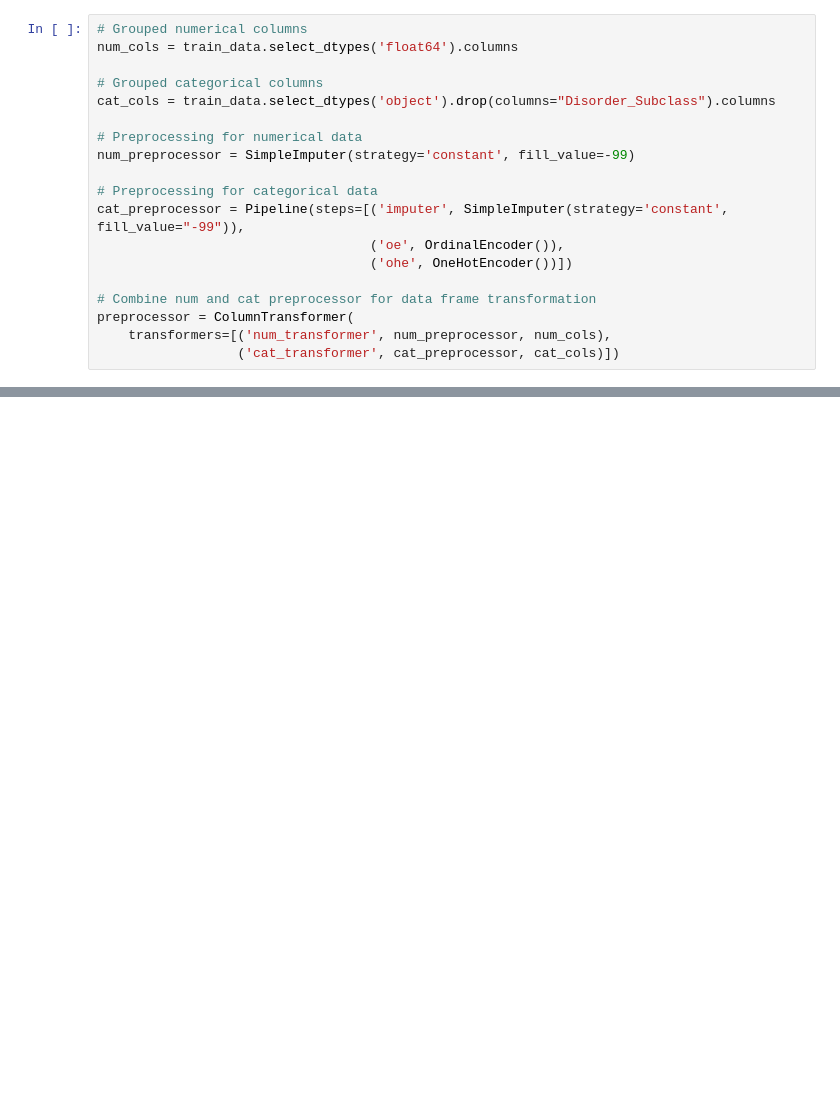
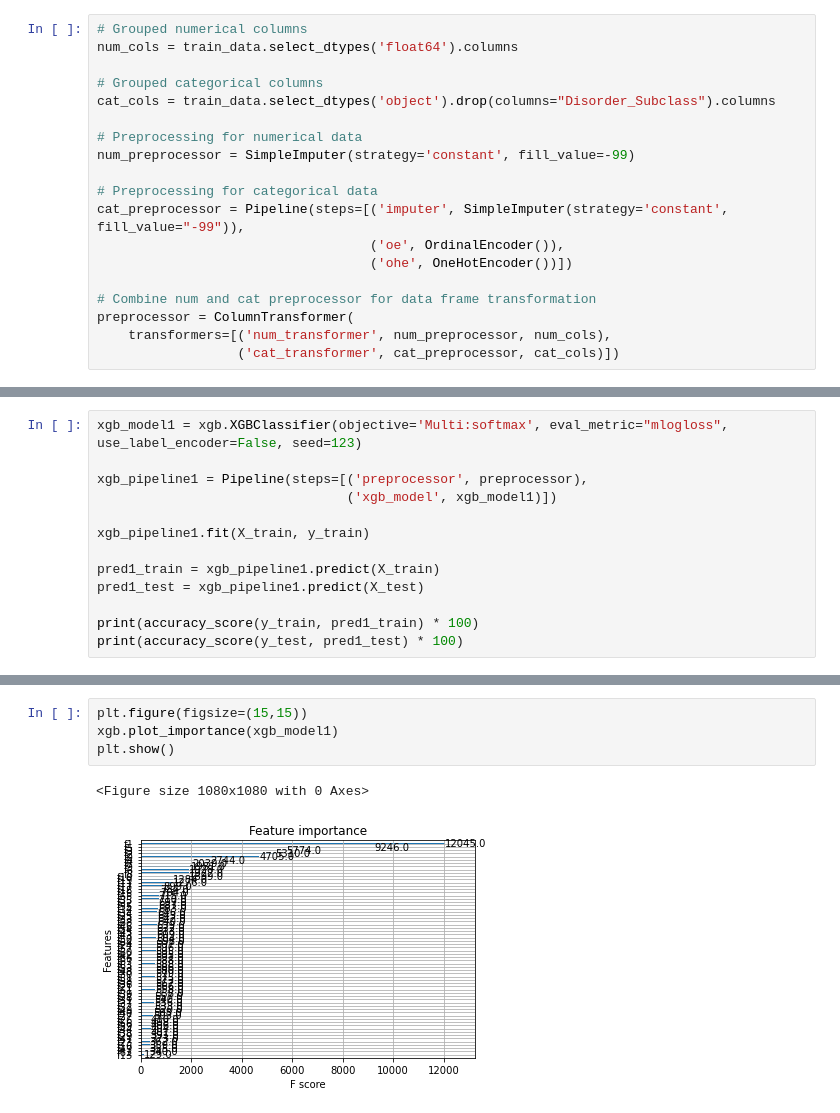
Before and after one commit to ehsung/Capstone-Project-2---Identify-Genetic-Disorder-is-Children, a Jupyter notebook: Notebooks/Preprocessing_and_Modeling.ipynb, the cells around one changed output, grey strips where cells are left out. Cells and saved outputs as stored; diff of their text form; blank space fills up the shorter version.

```diff
--- a/Notebooks/Preprocessing_and_Modeling.ipynb
+++ b/Notebooks/Preprocessing_and_Modeling.ipynb
@@ -112,0 +118,13 @@ array([[10.        ,  4.96335802, 45.        , ...,  0.        ,
+# %%
+xgb_model1 = xgb.XGBClassifier(objective='Multi:softmax', eval_metric="mlogloss", use_label_encoder=False, seed=123)
+
+xgb_pipeline1 = Pipeline(steps=[('preprocessor', preprocessor),
+                                ('xgb_model', xgb_model1)])
+
+xgb_pipeline1.fit(X_train, y_train)
+
+pred1_train = xgb_pipeline1.predict(X_train)
+pred1_test = xgb_pipeline1.predict(X_test)
+
+print(accuracy_score(y_train, pred1_train) * 100)
+print(accuracy_score(y_test, pred1_test) * 100)
@@ -112,0 +460,7 @@ array([[10.        ,  4.96335802, 45.        , ...,  0.        ,
+# %%
+plt.figure(figsize=(15,15))
+xgb.plot_importance(xgb_model1)
+plt.show()
+# %% [output]
+<Figure size 1080x1080 with 0 Axes>
+[figure, added]
```
Also changed, not shown: parts of 56 cells of this notebook.
